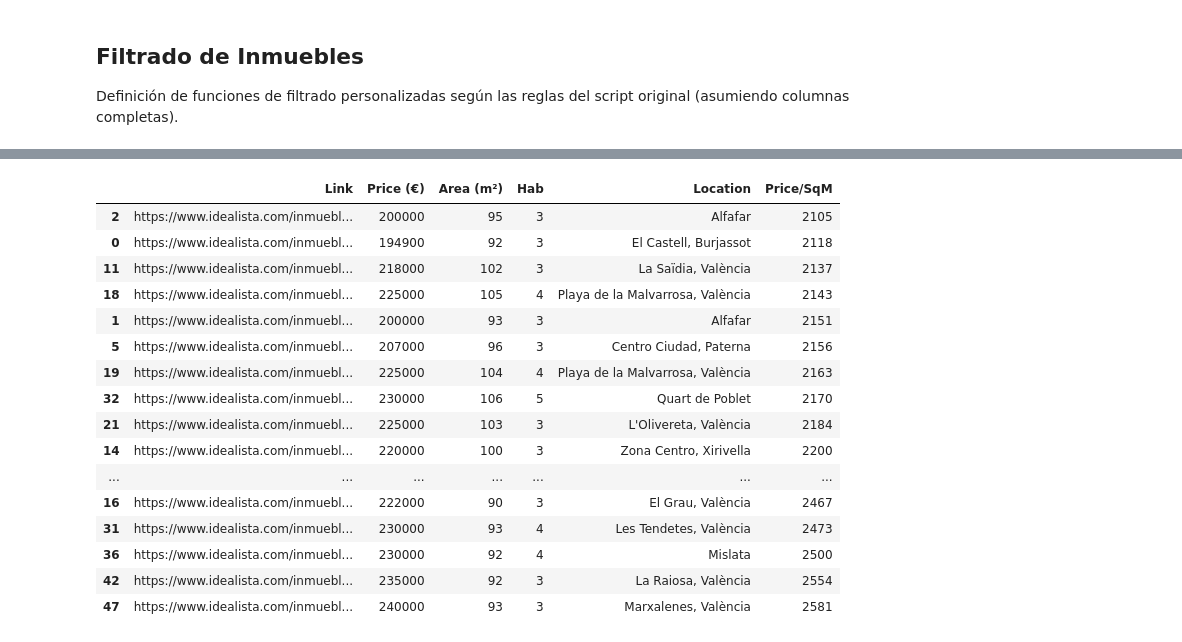
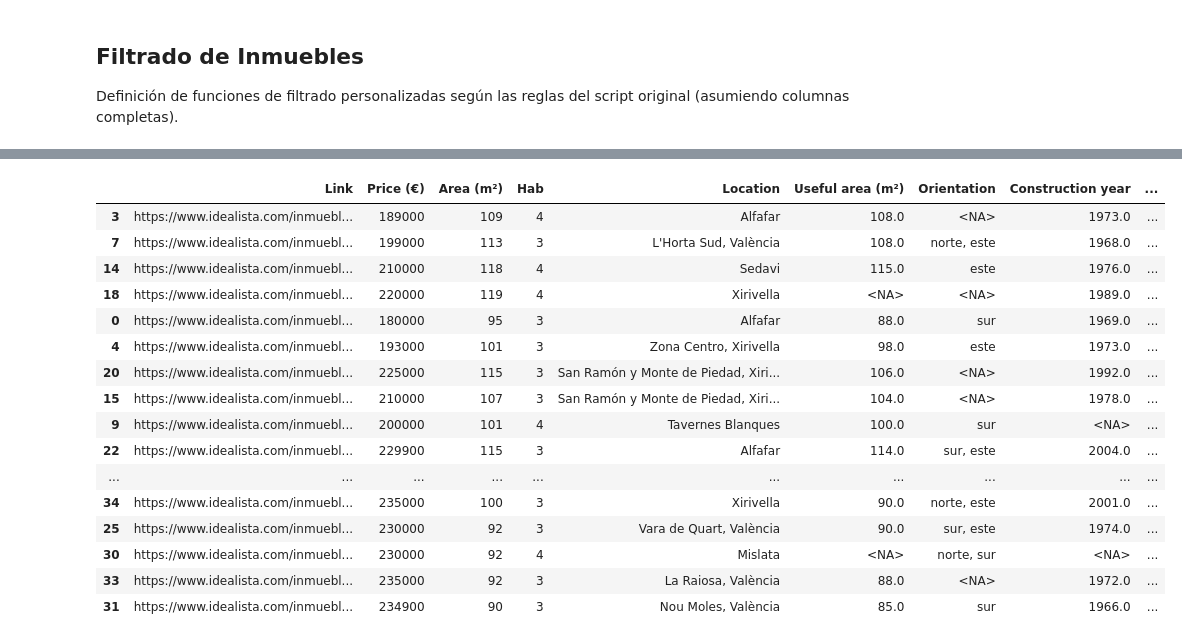
Before and after one commit to MatiGrinberg/Scraping_Real_estate_BCN, a Jupyter notebook: nb/Analytics.ipynb, the cells around one changed output, grey strips where cells are left out. Drawn from its saved outputs; the diff is of its cells as text; code cells hidden in the pictures.

Commit message:
Add otros datos de cada anuncio como por ejemplo orientacion, m2 util, exterior...

```diff
--- a/nb/Analytics.ipynb
+++ b/nb/Analytics.ipynb
@@ -40,5 +42,5 @@ Total: 5
 # %%
-CSV_FILENAME = buy_files[3]
+CSV_FILENAME = buy_files[2]
 base_name = os.path.splitext(os.path.basename(CSV_FILENAME))[0]
 OUTPUT_DIR = os.path.dirname(CSV_FILENAME)
 print(f"\n--- CONFIGURACIÓN DE SALIDA ---\n\nGráficos en: {OUTPUT_DIR}\n\nArchivo seleccionado: {os.path.basename(CSV_FILENAME)}")
@@ -56,8 +58,8 @@ max_precio, min_space = 240000,85
 df = pd.read_csv(CSV_FILENAME, dtype=str)
 pd.set_option('display.max_colwidth', None)
 # Detectar si es Rent o Buy a partir del nombre del archivo CSV.
-is_rent = '_rent_' in base_name.lower()
-is_buy = '_buy_' in base_name.lower()
+is_rent = '_rent_' in CSV_FILENAME.lower()
+is_buy = '_buy_' in CSV_FILENAME.lower()
 modo = "ALQUILER (Rent)" if is_rent else "COMPRA (Buy)"
 print(f"Modo detectado: {modo}")
 # Convertir Precio, Área y Habitaciones de forma condensada
@@ -69,8 +71,22 @@ if 'Hab' in df.columns:
 # Para terrenos (land), rellenamos Hab con 1 para evitar que se descarte la fila al limpiar nulos
 if '_land_' in base_name.lower() and 'Hab' in df.columns:
     df['Hab'] = df['Hab'].fillna(1)
+# Nuevos campos opcionales: CSV anteriores pueden no contenerlos.
+optional_columns = ['Useful area (m²)', 'Orientation', 'Construction year',
+                    'Energy rating', 'Energy consumption (kWh/m² year)', 'No heating']
+for column in optional_columns:
+    if column not in df.columns:
+        df[column] = pd.NA
+for column in ['Useful area (m²)', 'Construction year', 'Energy consumption (kWh/m² year)']:
+    df[column] = pd.to_numeric(df[column].astype('string').str.replace(',', '.', regex=False), errors='coerce')
+for column in ['Orientation', 'Energy rating']:
+    df[column] = df[column].astype('string').str.strip().replace('', pd.NA)
+df['No heating'] = df['No heating'].astype('string').str.strip().str.lower().map(
+    {'true': True, 'false': False, '1': True, '0': False}).astype('boolean')
+
 # Identificar TODAS las filas que serán descartadas (Nulos, precio excesivo, o muy pequeñas)
-discard_mask = df.isnull().any(axis=1)
+# Los campos opcionales no intervienen en la limpieza inicial.
+discard_mask = df[['Location', 'Link', 'Price (€)', 'Area (m²)', 'Hab']].isnull().any(axis=1)
 if 'Price (€)' in df.columns:
     discard_mask = discard_mask | (df['Price (€)'] > max_precio)
 if 'Area (m²)' in df.columns:
@@ -95,6 +111,6 @@ print("\n--- ÚLTIMAS FILAS DEL DATASET (df.tail) ---")
 display(df.tail())
 print(f"\n--- TIPOS DE DATOS DE LAS COLUMNAS ---\n{df.dtypes}")
 print("\n--- ESTADÍSTICAS DESCRIPTIVAS GENERALES ---")
-display(df.describe().apply(lambda s: s.apply('{0:.0f}'.format)))
+display(df.select_dtypes(include='number').describe().apply(lambda s: s.apply('{0:.0f}'.format)))
 # %% [output]
 Modo detectado: COMPRA (Buy)
@@ -253,5 +317,5 @@ def filter_buy_rows(df, min_h=2, min_price_sqm=1500, max_price_sqm=3000, min_are
 # Locations INCLUDE / EXCLUDE
 exclude_locations_val = ['Barrio de la Luz, Xirivella', 'Els Orriols, València', 'La Creu Coberta, València', 'La Fontsanta, València', 'Natzaret, València', 'Rascanya, València', 'Torrefiel, València', 'Tres Forques, València']
 include_locations_val = []#['Alboraya', 'Benicalap, València', 'Burjassot', 'Cardenal Benlloch, Mislata', 'El Alborgí, Paterna', 'El Cabanyal-El Canyamelar, València', 'El Grau, València', 'Jesús, València', "L'Hort de Senabre, València", "L'Horta Sud, València", 'La Raiosa, València', 'La Saïdia, València', 'Les Tendetes, València', 'Los Juzgados, Mislata', 'Marxalenes, València', 'Mislata', 'Morvedre, València', 'Nou Moles, València', 'Parc Central, Paterna', 'Quart de Poblet', 'Quatre Carreres, València', 'Soternes, València', 'Tormos, València', 'Unknown', 'Zona Concordia, Burjassot']
-exclude_locations_bcn = ['Artigues, Badalona', 'Baró de Viver, Barcelona', 'Can Serra - Pubilla Cases, Hospitalet de Llobregat', 'Can Serra, Hospitalet de Llobregat', 'El Besós, Sant Adriá de Besós', 'El Raval, Barcelona', 'El Raval, Santa Coloma de Gramenet', 'La Florida, Hospitalet de Llobregat', 'La Salut - Lloreda - Sistrells, Badalona', 'La Salut, Badalona', 'La Torrasa, Hospitalet de Llobregat', 'Les Planes, Hospitalet de Llobregat', 'Les Roquetes, Barcelona', 'Llefià - Sant Roc - Artigues, Badalona', 'Llefià, Badalona', 'Parc Empresarial, Viladecans', 'Pubilla Cases, Hospitalet de Llobregat', 'Remei, Badalona', 'Sant Adriá Nord, Sant Adriá de Besós', 'Sant Crist, Badalona', 'Sant Roc, Badalona', 'Santa Rosa - Can Mariner, Santa Coloma de Gramenet']
-include_locations_bcn = ['Bufalà, Badalona', 'Can Baró, Barcelona', 'Centre, Badalona', 'Centre, El Masnou', 'Centre, Gavà', 'Centre, Hospitalet de Llobregat', 'El Fort Pienc, Barcelona', 'El Poble Sec - Parc de Montjuïc, Barcelona', 'El Prat de Llobregat', 'Gorg - Progrés, Badalona', 'Gorg, Badalona', 'La Gavarra, Cornellà de Llobregat', 'Once de Septiembre - Sant Jordi, El Prat de Llobregat', 'Plaça Catalunya - Vinyets, Sant Boi de Llobregat', 'Plaça de Catalunya, El Prat de Llobregat', 'Premiá de Mar', 'Sant Boi de Llobregat', 'Sant Josep, Hospitalet de Llobregat', 'Santa Eulàlia, Hospitalet de Llobregat', 'Viladecans', 'Zona Alta, Premiá de Mar', 'Zona del Mig, Hospitalet de Llobregat']
+exclude_locations_bcn = ["Cerdanyola Sud, Mataró",'Artigues, Badalona', 'Baró de Viver, Barcelona', 'Can Serra - Pubilla Cases, Hospitalet de Llobregat', 'Can Serra, Hospitalet de Llobregat', 'El Besós, Sant Adriá de Besós', 'El Raval, Barcelona', 'El Raval, Santa Coloma de Gramenet', 'La Florida, Hospitalet de Llobregat', 'La Salut - Lloreda - Sistrells, Badalona', 'La Salut, Badalona', 'La Torrasa, Hospitalet de Llobregat', 'Les Planes, Hospitalet de Llobregat', 'Les Roquetes, Barcelona', 'Llefià - Sant Roc - Artigues, Badalona', 'Llefià, Badalona', 'Parc Empresarial, Viladecans', 'Pubilla Cases, Hospitalet de Llobregat', 'Remei, Badalona', 'Sant Adriá Nord, Sant Adriá de Besós', 'Sant Crist, Badalona', 'Sant Roc, Badalona', 'Santa Rosa - Can Mariner, Santa Coloma de Gramenet']
+include_locations_bcn = []#['Bufalà, Badalona', 'Can Baró, Barcelona', 'Centre, Badalona', 'Centre, El Masnou', 'Centre, Gavà', 'Centre, Hospitalet de Llobregat', 'El Fort Pienc, Barcelona', 'El Poble Sec - Parc de Montjuïc, Barcelona', 'El Prat de Llobregat', 'Gorg - Progrés, Badalona', 'Gorg, Badalona', 'La Gavarra, Cornellà de Llobregat', 'Once de Septiembre - Sant Jordi, El Prat de Llobregat', 'Plaça Catalunya - Vinyets, Sant Boi de Llobregat', 'Plaça de Catalunya, El Prat de Llobregat', 'Premiá de Mar', 'Sant Boi de Llobregat', 'Sant Josep, Hospitalet de Llobregat', 'Santa Eulàlia, Hospitalet de Llobregat', 'Viladecans', 'Zona Alta, Premiá de Mar', 'Zona del Mig, Hospitalet de Llobregat']
@@ -265,7 +436,22 @@ if is_rent:
     with pd.option_context('display.max_rows', None):
         display(df_filtrado)
 else:
-    df_filtrado = filter_buy_rows(df, min_h=3, min_price_sqm=2100, max_price_sqm=2600, min_area_any=90, min_area_large=80, min_hab_large=3, max_size=120, include=include_locations_val, exclude=exclude_locations_val).sort_values('Price/SqM')
+    orientaciones_excluidas = ['norte', 'oeste', 'norte, oeste']
+    orientaciones_permitidas = [
+        valor for valor in df['Orientation'].dropna().astype(str).str.strip().str.casefold().unique()
+        if valor and valor not in orientaciones_excluidas
+    ]
+    # Si no queda ninguna orientación conocida, [''] conserva solo las desconocidas.
+    # No usar [] aquí: la función lo interpretaría como filtro desactivado.
+    df_filtrado = filter_buy_rows(df, min_h=3, min_price_sqm=1300, max_price_sqm=2700, min_area_any=80, min_area_large=80, min_hab_large=3, max_size=120, include=include_locations_val, exclude=exclude_locations_val,
+        useful_area=('>=', 80),        # Ejemplo: ('>=', 80)
+        orientation=orientaciones_permitidas or [''],
+        construction_year=None,  # Ejemplo: ('>=', 1980)
+        energy_rating=['A', 'B', 'C', 'D', 'E'],  # E o mejor; conserva desconocidos
+        energy_consumption=None, # Ejemplo: ('<', 80), conserva también desconocidos
+        no_heating=None,         # True: sin calefacción; False: con calefacción
+        mostrar_excluidas=0 # True: mostrar también las filas descartadas
+    ).sort_values('Price/SqM')
     print(f"--- PROPIEDADES ENCONTRADAS PARA COMPRA PERSONAL ---\nTotal aptas: {len(df_filtrado)}")
     with pd.option_context('display.max_rows', None):
         display(df_filtrado)
@@ -275,20 +461,20 @@ Total aptas: 52
-|  | Link | Price (€) | Area (m²) | Hab | Location | Price/SqM |
-| 2 | https://www.idealista.com/inmuebl... | 200000 | 95 | 3 | Alfafar | 2105 |
-| 0 | https://www.idealista.com/inmuebl... | 194900 | 92 | 3 | El Castell, Burjassot | 2118 |
-| 11 | https://www.idealista.com/inmuebl... | 218000 | 102 | 3 | La Saïdia, València | 2137 |
-| 18 | https://www.idealista.com/inmuebl... | 225000 | 105 | 4 | Playa de la Malvarrosa, València | 2143 |
-| 1 | https://www.idealista.com/inmuebl... | 200000 | 93 | 3 | Alfafar | 2151 |
-| 5 | https://www.idealista.com/inmuebl... | 207000 | 96 | 3 | Centro Ciudad, Paterna | 2156 |
-| 19 | https://www.idealista.com/inmuebl... | 225000 | 104 | 4 | Playa de la Malvarrosa, València | 2163 |
-| 32 | https://www.idealista.com/inmuebl... | 230000 | 106 | 5 | Quart de Poblet | 2170 |
-| 21 | https://www.idealista.com/inmuebl... | 225000 | 103 | 3 | L'Olivereta, València | 2184 |
-| 14 | https://www.idealista.com/inmuebl... | 220000 | 100 | 3 | Zona Centro, Xirivella | 2200 |
-| ... | ... | ... | ... | ... | ... | ... |
-| 16 | https://www.idealista.com/inmuebl... | 222000 | 90 | 3 | El Grau, València | 2467 |
-| 31 | https://www.idealista.com/inmuebl... | 230000 | 93 | 4 | Les Tendetes, València | 2473 |
-| 36 | https://www.idealista.com/inmuebl... | 230000 | 92 | 4 | Mislata | 2500 |
-| 42 | https://www.idealista.com/inmuebl... | 235000 | 92 | 3 | La Raiosa, València | 2554 |
-| 47 | https://www.idealista.com/inmuebl... | 240000 | 93 | 3 | Marxalenes, València | 2581 |
+|  | Link | Price (€) | Area (m²) | Hab | Location | Useful area (m²) | Orientation | Construction year | ... |
+| 3 | https://www.idealista.com/inmuebl... | 189000 | 109 | 4 | Alfafar | 108.0 | <NA> | 1973.0 | ... |
+| 7 | https://www.idealista.com/inmuebl... | 199000 | 113 | 3 | L'Horta Sud, València | 108.0 | norte, este | 1968.0 | ... |
+| 14 | https://www.idealista.com/inmuebl... | 210000 | 118 | 4 | Sedavi | 115.0 | este | 1976.0 | ... |
+| 18 | https://www.idealista.com/inmuebl... | 220000 | 119 | 4 | Xirivella | <NA> | <NA> | 1989.0 | ... |
+| 0 | https://www.idealista.com/inmuebl... | 180000 | 95 | 3 | Alfafar | 88.0 | sur | 1969.0 | ... |
+| 4 | https://www.idealista.com/inmuebl... | 193000 | 101 | 3 | Zona Centro, Xirivella | 98.0 | este | 1973.0 | ... |
+| 20 | https://www.idealista.com/inmuebl... | 225000 | 115 | 3 | San Ramón y Monte de Piedad, Xiri... | 106.0 | <NA> | 1992.0 | ... |
+| 15 | https://www.idealista.com/inmuebl... | 210000 | 107 | 3 | San Ramón y Monte de Piedad, Xiri... | 104.0 | <NA> | 1978.0 | ... |
+| 9 | https://www.idealista.com/inmuebl... | 200000 | 101 | 4 | Tavernes Blanques | 100.0 | sur | <NA> | ... |
+| 22 | https://www.idealista.com/inmuebl... | 229900 | 115 | 3 | Alfafar | 114.0 | sur, este | 2004.0 | ... |
+| ... | ... | ... | ... | ... | ... | ... | ... | ... | ... |
+| 34 | https://www.idealista.com/inmuebl... | 235000 | 100 | 3 | Xirivella | 90.0 | norte, este | 2001.0 | ... |
+| 25 | https://www.idealista.com/inmuebl... | 230000 | 92 | 3 | Vara de Quart, València | 90.0 | sur, este | 1974.0 | ... |
+| 30 | https://www.idealista.com/inmuebl... | 230000 | 92 | 4 | Mislata | <NA> | norte, sur | <NA> | ... |
+| 33 | https://www.idealista.com/inmuebl... | 235000 | 92 | 3 | La Raiosa, València | 88.0 | <NA> | 1972.0 | ... |
+| 31 | https://www.idealista.com/inmuebl... | 234900 | 90 | 3 | Nou Moles, València | 85.0 | sur | 1966.0 | ... |
 # %%
 # Ubicaciones únicas después del filtrado
 ubicaciones = sorted(df_filtrado['Location'].dropna().unique())
```
Also changed, not shown: parts of 10 cells of this notebook, 4 other files.
